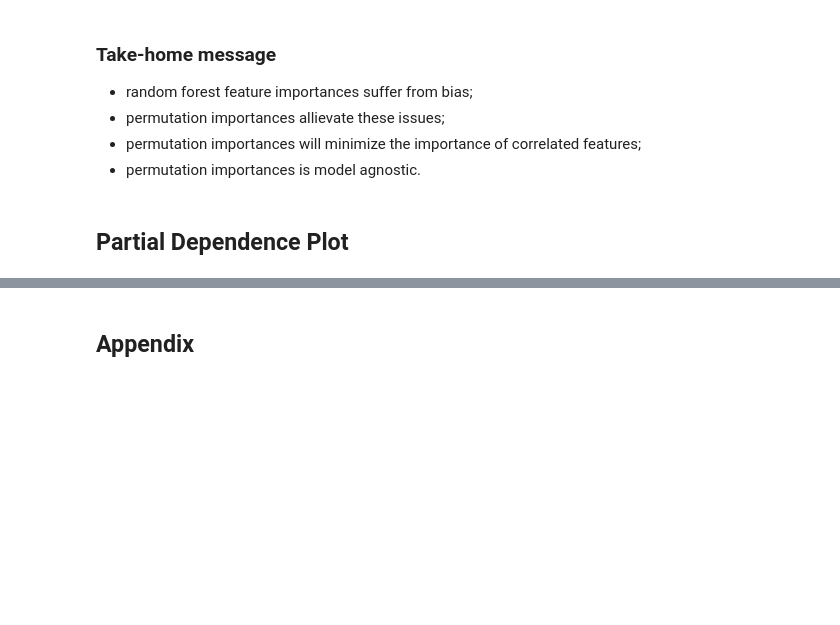
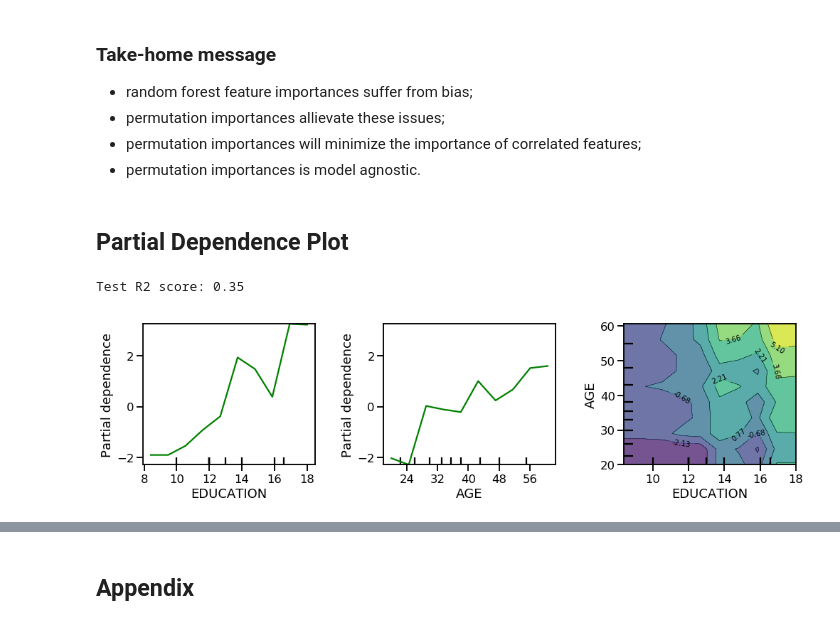
Before and after one commit to glemaitre/scikit-learn-workshop-2019, a Jupyter notebook: notebook.ipynb, the cells around one changed output, grey strips where cells are left out. Saved outputs shown, nothing was run; the diff lists cells and outputs as text; code cells hidden in the pictures; blank space fills up the shorter version.

```diff
--- a/notebook.ipynb
+++ b/notebook.ipynb
@@ -555,6 +637,7 @@ plt.title("Permutation Importances (train set)");
 # %% [markdown]
 ## Partial Dependence Plot
 # %%
+from sklearn.preprocessing import FunctionTransformer
 from sklearn.experimental import enable_hist_gradient_boosting  # noqa
 from sklearn.ensemble import HistGradientBoostingRegressor
 
@@ -567,12 +650,12 @@ X_train, X_test, y_train, y_test = train_test_split(
 
 categorical_columns = ['RACE', 'OCCUPATION', 'SECTOR']
 binary_columns = ['MARR', 'UNION', 'SEX', 'SOUTH']
-numerical_columns = ['EDUCATION', 'EXPERIENCE', 'AGE']
+numerical_columns = ['EDUCATION', 'AGE']
 
 preprocessor = make_column_transformer(
     (OneHotEncoder(), categorical_columns),
     (OrdinalEncoder(), binary_columns),
-    remainder='passthrough'
+    (FunctionTransformer(validate=False), numerical_columns)
 )
 
 model = make_pipeline(
@@ -582,3 +665,5 @@ model = make_pipeline(
 )
 model.fit(X_train, y_train)
 print("Test R2 score: {:.2f}".format(model.score(X_test, y_test)))
+# %% [output]
+Test R2 score: 0.35
@@ -653,35 +670,3 @@ plot_partial_dependence(
-# %%
-from sklearn.preprocessing import QuantileTransformer
-from sklearn.neural_network import MLPRegressor
-
-X = censing.data[censing.feature_names]
-y = censing.data[censing.target_names].values.ravel()
-
-X_train, X_test, y_train, y_test = train_test_split(
-    X, y, random_state=42
-)
-
-categorical_columns = ['RACE', 'OCCUPATION', 'SECTOR']
-binary_columns = ['MARR', 'UNION', 'SEX', 'SOUTH']
-numerical_columns = ['EDUCATION', 'EXPERIENCE', 'AGE']
-
-preprocessor = make_column_transformer(
-    (OneHotEncoder(), categorical_columns),
-    (OrdinalEncoder(), binary_columns),
-    remainder='passthrough'
-)
-
-model = make_pipeline(
-    preprocessor,
-    MLPRegressor(hidden_layer_sizes=(10, 10),
-                 learning_rate_init=0.01,
-                 max_iter=200,
-                 early_stopping=True,
-                 n_iter_no_change=10,
-                 validation_fraction=0.1)
-)
-model.fit(X_train, y_train)
-print("Test R2 score: {:.2f}".format(model.score(X_test, y_test)))
 # %%
 feature_names = (model.named_steps['columntransformer']
                       .named_transformers_['onehotencoder']
@@ -695,10 +680,12 @@ X_test_preprocessed = (model.named_steps['columntransformer']
 # %%
 from sklearn.inspection import plot_partial_dependence
 
-fig = plt.figure(figsize=(11, 11))
-features = [16, 17, 18, (16, 17), (16, 18), (17, 18)]
+features = [16, 17, (16, 17)]
+fig = plt.figure(figsize=(15, 5))
 plot_partial_dependence(
-    model.named_steps['mlpregressor'],
+    model.named_steps['histgradientboostingregressor'],
     X_train_preprocessed, features, feature_names=feature_names,
-    n_jobs=-1, grid_resolution=20, fig=fig
+    n_jobs=-1, grid_resolution=10, fig=fig
 )
+# %% [output]
+[figure, added]
```
Also changed, not shown: parts of 40 cells of this notebook, 1 other file.
